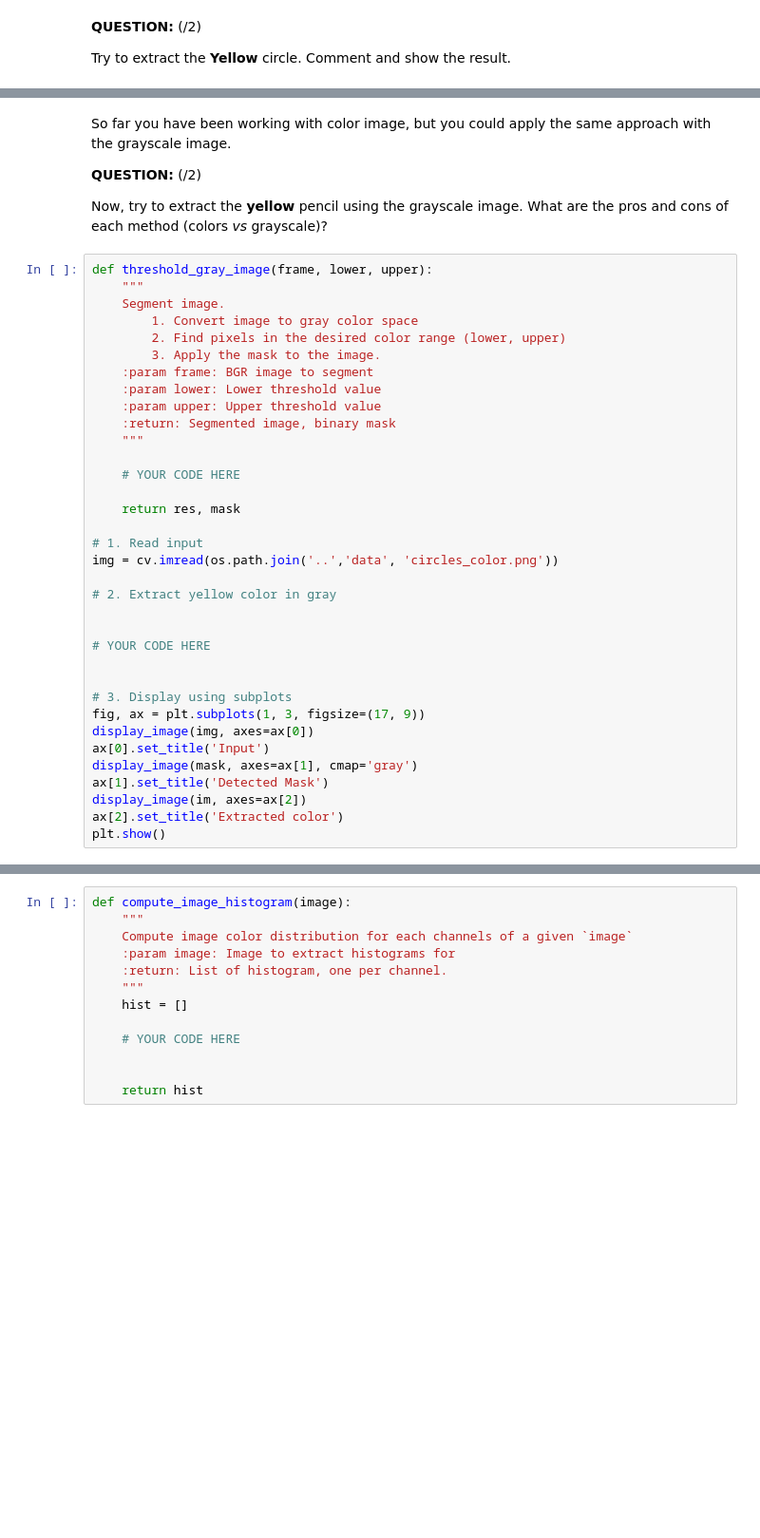
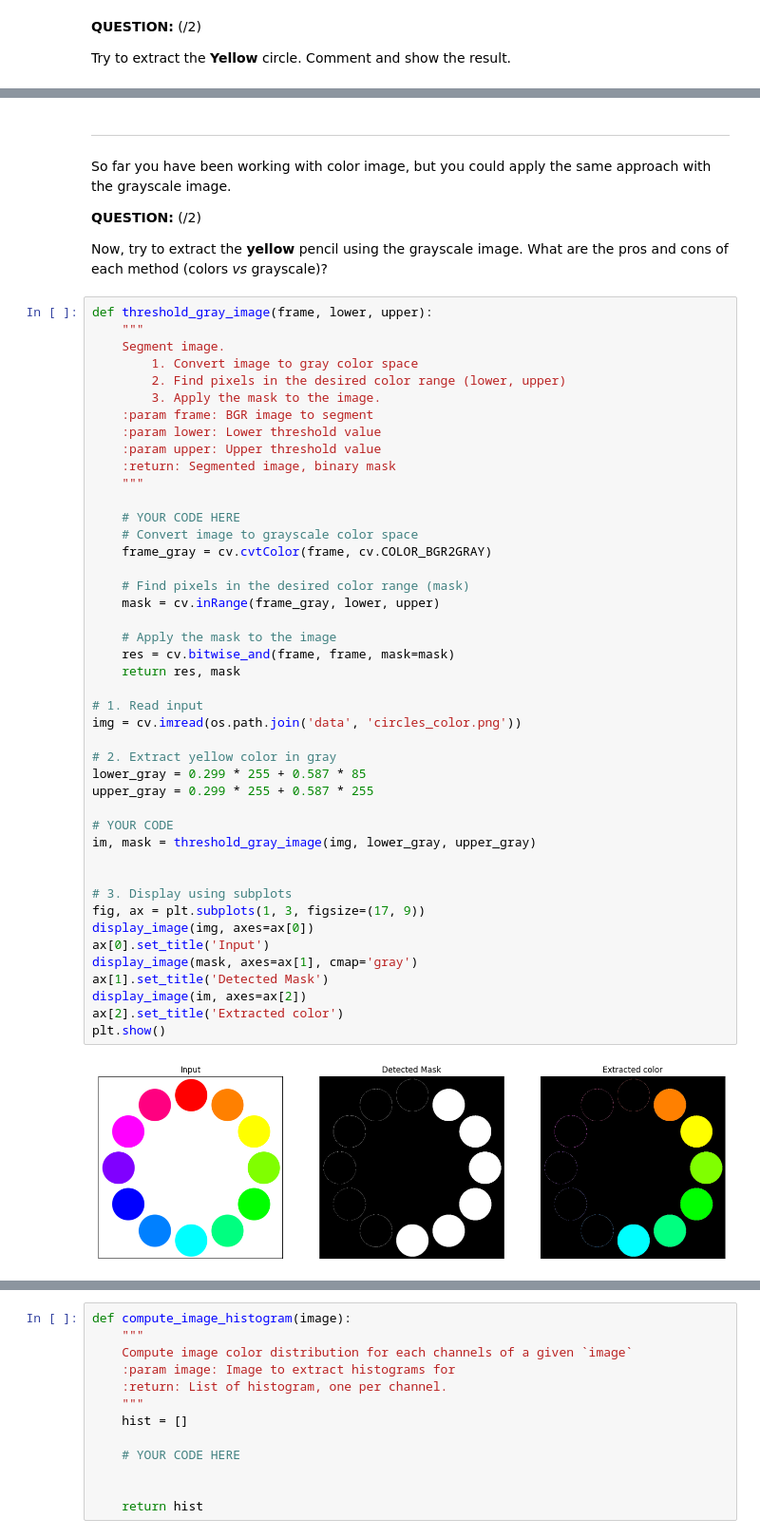
Before and after one commit to renukasinghvirk/lab_signal_processing, a Jupyter notebook: Lab1/01_introduction_image_processing_2024.ipynb, the cells around one changed output, grey strips where cells are left out. Shown at 95% size. Saved outputs shown, nothing was run; the diff lists cells and outputs as text; blank space fills up the shorter version.

```diff
--- a/Lab1/01_introduction_image_processing_2024.ipynb
+++ b/Lab1/01_introduction_image_processing_2024.ipynb
@@ -227,4 +327,5 @@ plt.show()
 # %% [markdown]
+---
 So far you have been working with color image, but you could apply the same approach with the grayscale image.
 
 **QUESTION:** (/2)
@@ -235,34 +336,45 @@ def threshold_gray_image(frame, lower, upper):
     """
     Segment image.
         1. Convert image to gray color space
         2. Find pixels in the desired color range (lower, upper)
         3. Apply the mask to the image.
     :param frame: BGR image to segment
     :param lower: Lower threshold value
     :param upper: Upper threshold value
     :return: Segmented image, binary mask
     """
 
     # YOUR CODE HERE
+    # Convert image to grayscale color space
+    frame_gray = cv.cvtColor(frame, cv.COLOR_BGR2GRAY)
 
+    # Find pixels in the desired color range (mask)
+    mask = cv.inRange(frame_gray, lower, upper)
+
+    # Apply the mask to the image
+    res = cv.bitwise_and(frame, frame, mask=mask)
     return res, mask
 
 # 1. Read input
-img = cv.imread(os.path.join('..','data', 'circles_color.png'))
+img = cv.imread(os.path.join('data', 'circles_color.png'))
 
 # 2. Extract yellow color in gray
+lower_gray = 0.299 * 255 + 0.587 * 85
+upper_gray = 0.299 * 255 + 0.587 * 255
 
-
-# YOUR CODE HERE
+# YOUR CODE
+im, mask = threshold_gray_image(img, lower_gray, upper_gray)
 
 
 # 3. Display using subplots
 fig, ax = plt.subplots(1, 3, figsize=(17, 9))
 display_image(img, axes=ax[0])
 ax[0].set_title('Input')
 display_image(mask, axes=ax[1], cmap='gray')
 ax[1].set_title('Detected Mask')
 display_image(im, axes=ax[2])
 ax[2].set_title('Extracted color')
 plt.show()
+# %% [output]
+[figure, added]
 # %% [markdown]
```
Also changed, not shown: parts of 20 cells of this notebook, 1 other file.
